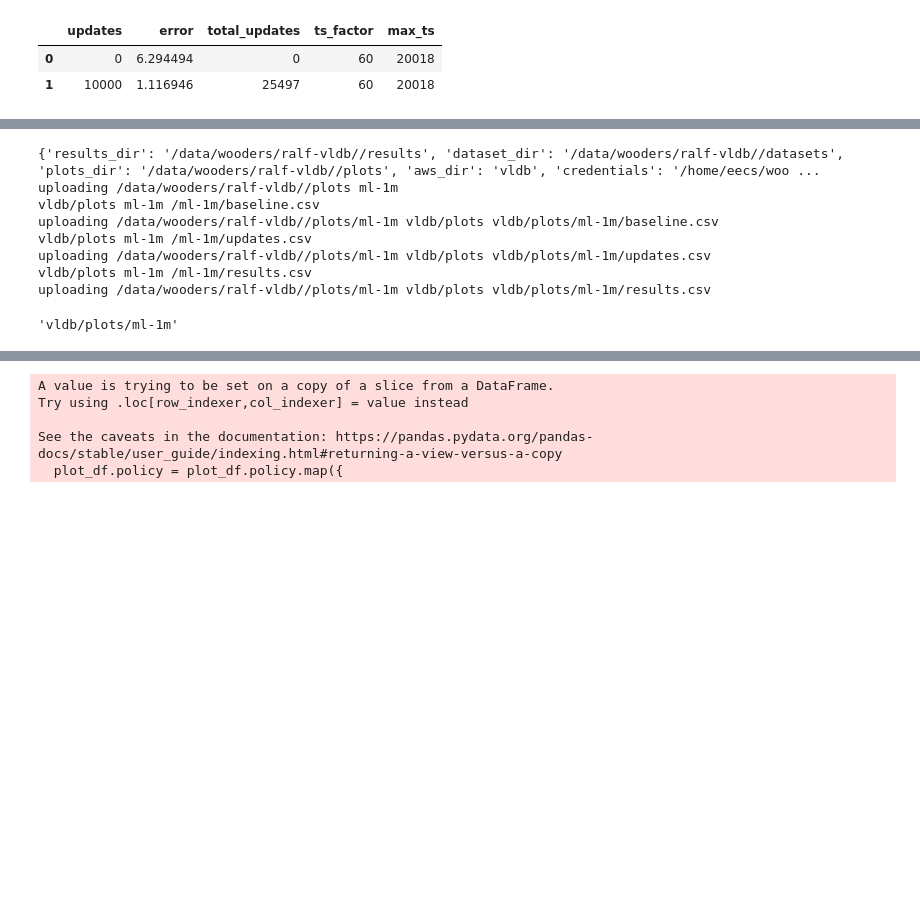
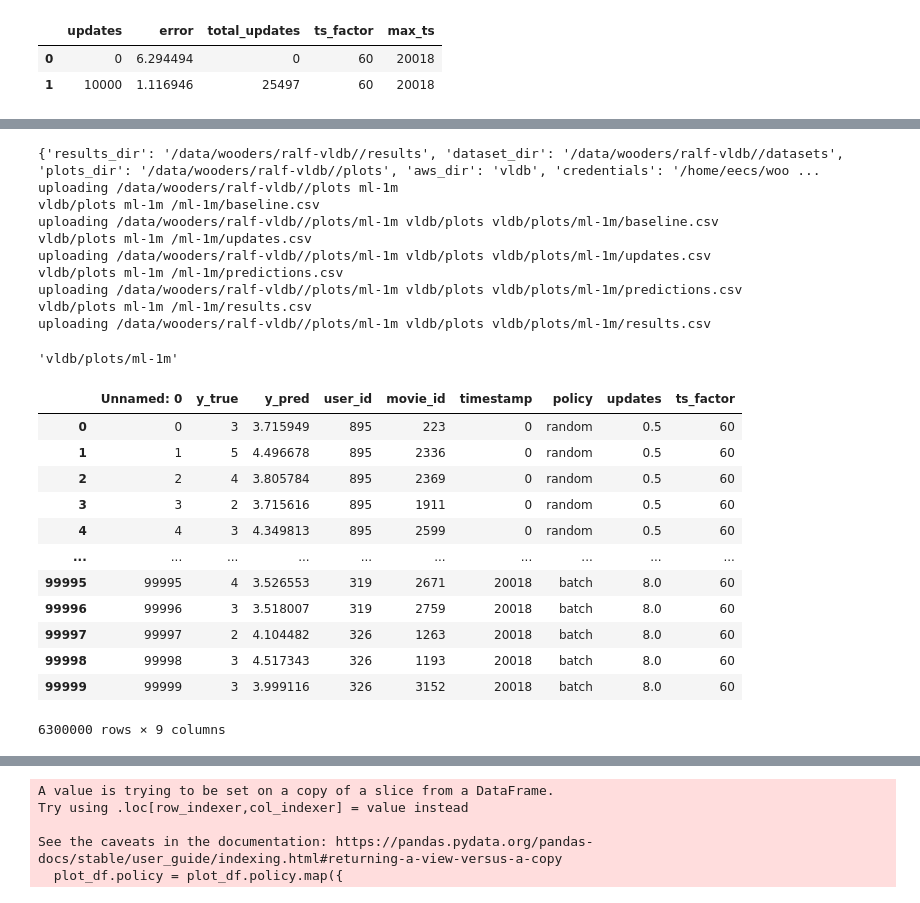
Before and after one commit to feature-store/experiments, a Jupyter notebook: nb/03-29-22-als_plots.ipynb, the cells around one changed output, grey strips where cells are left out. Cells and saved outputs as stored; diff of their text form; code cells hidden in the pictures; blank space fills up the shorter version.

```diff
--- a/nb/03-29-22-als_plots.ipynb
+++ b/nb/03-29-22-als_plots.ipynb
@@ -255,5 +231,6 @@ See the caveats in the documentation: https://pandas.pydata.org/pandas-docs/stab
 # %%
 plots_dir = use_plots("ml-1m")
+df_all.to_csv(f"{plots_dir}/predictions.csv")
 results_df.to_csv(f"{plots_dir}/results.csv")
 baseline_results_df.to_csv(f"{plots_dir}/baseline.csv")
 updates_df.to_csv(f"{plots_dir}/updates.csv")
@@ -265,9 +242,27 @@ vldb/plots ml-1m /ml-1m/baseline.csv
 uploading /data/wooders/ralf-vldb//plots/ml-1m vldb/plots vldb/plots/ml-1m/baseline.csv
 vldb/plots ml-1m /ml-1m/updates.csv
 uploading /data/wooders/ralf-vldb//plots/ml-1m vldb/plots vldb/plots/ml-1m/updates.csv
+vldb/plots ml-1m /ml-1m/predictions.csv
+uploading /data/wooders/ralf-vldb//plots/ml-1m vldb/plots vldb/plots/ml-1m/predictions.csv
 vldb/plots ml-1m /ml-1m/results.csv
 uploading /data/wooders/ralf-vldb//plots/ml-1m vldb/plots vldb/plots/ml-1m/results.csv
 'vldb/plots/ml-1m'
+# %%
+df_all
+# %% [output]
+|  | Unnamed: 0 | y_true | y_pred | user_id | movie_id | timestamp | policy | updates | ts_factor |
+| 0 | 0 | 3 | 3.715949 | 895 | 223 | 0 | random | 0.5 | 60 |
+| 1 | 1 | 5 | 4.496678 | 895 | 2336 | 0 | random | 0.5 | 60 |
+| 2 | 2 | 4 | 3.805784 | 895 | 2369 | 0 | random | 0.5 | 60 |
+| 3 | 3 | 2 | 3.715616 | 895 | 1911 | 0 | random | 0.5 | 60 |
+| 4 | 4 | 3 | 4.349813 | 895 | 2599 | 0 | random | 0.5 | 60 |
+| ... | ... | ... | ... | ... | ... | ... | ... | ... | ... |
+| 99995 | 99995 | 4 | 3.526553 | 319 | 2671 | 20018 | batch | 8.0 | 60 |
+| 99996 | 99996 | 3 | 3.518007 | 319 | 2759 | 20018 | batch | 8.0 | 60 |
+| 99997 | 99997 | 2 | 4.104482 | 326 | 1263 | 20018 | batch | 8.0 | 60 |
+| 99998 | 99998 | 3 | 4.517343 | 326 | 1193 | 20018 | batch | 8.0 | 60 |
+| 99999 | 99999 | 3 | 3.999116 | 326 | 3152 | 20018 | batch | 8.0 | 60 |
+6300000 rows × 9 columns
 # %%
 results_df[results_df["ts_factor"] == 60]
 # %% [output]
```
Also changed, not shown: parts of 5 cells of this notebook, 11 other files.
